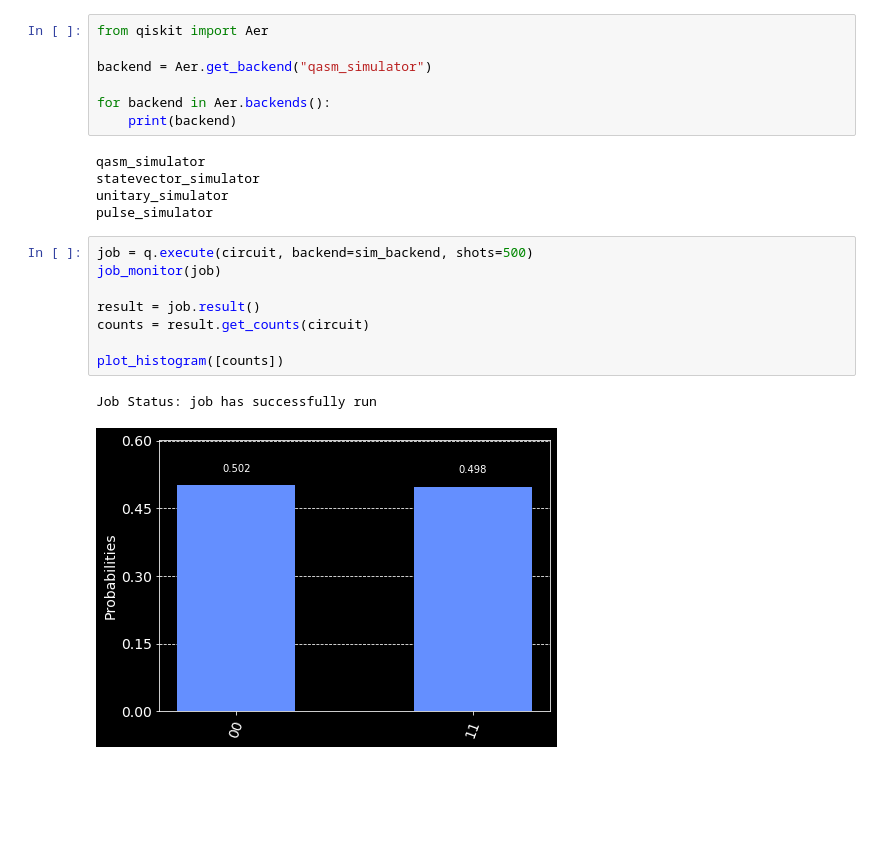
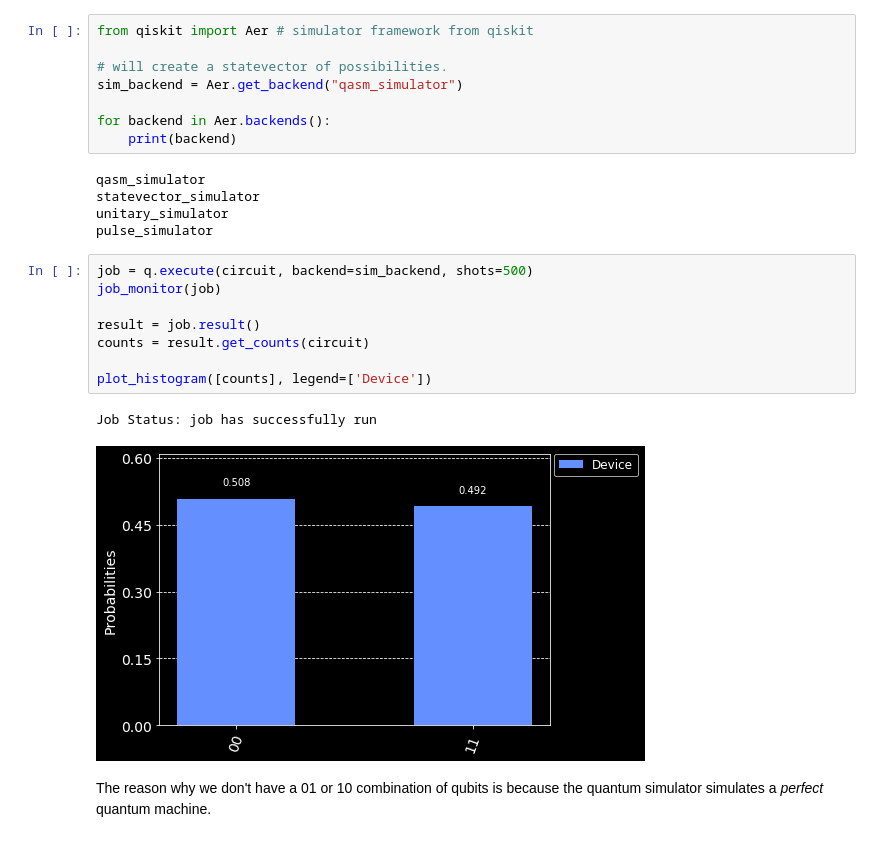
Before and after one commit to konkalaitzidis/Quantum-Computing-Programming, a Jupyter notebook: qiskit1.ipynb, the cells around one changed output. Cells and saved outputs as stored; diff of their text form; blank space fills up the shorter version.

```diff
--- a/qiskit1.ipynb
+++ b/qiskit1.ipynb
@@ -103,7 +102,8 @@ plot_histogram([counts])
 # %%
-from qiskit import Aer
+from qiskit import Aer # simulator framework from qiskit
 
-backend = Aer.get_backend("qasm_simulator")
+# will create a statevector of possibilities.
+sim_backend = Aer.get_backend("qasm_simulator")
 
 for backend in Aer.backends():
     print(backend)
@@ -115,11 +115,13 @@ pulse_simulator
 # %%
 job = q.execute(circuit, backend=sim_backend, shots=500)
 job_monitor(job)
 
 result = job.result()
 counts = result.get_counts(circuit)
 
-plot_histogram([counts])
+plot_histogram([counts], legend=['Device'])
 # %% [output]
 Job Status: job has successfully run
-[figure, old version]
+[figure, new version]
+# %% [markdown]
+The reason why we don't have a 01 or 10 combination of qubits is because the quantum simulator simulates a *perfect* quantum machine.
```
Also changed, not shown: parts of 10 cells of this notebook.
